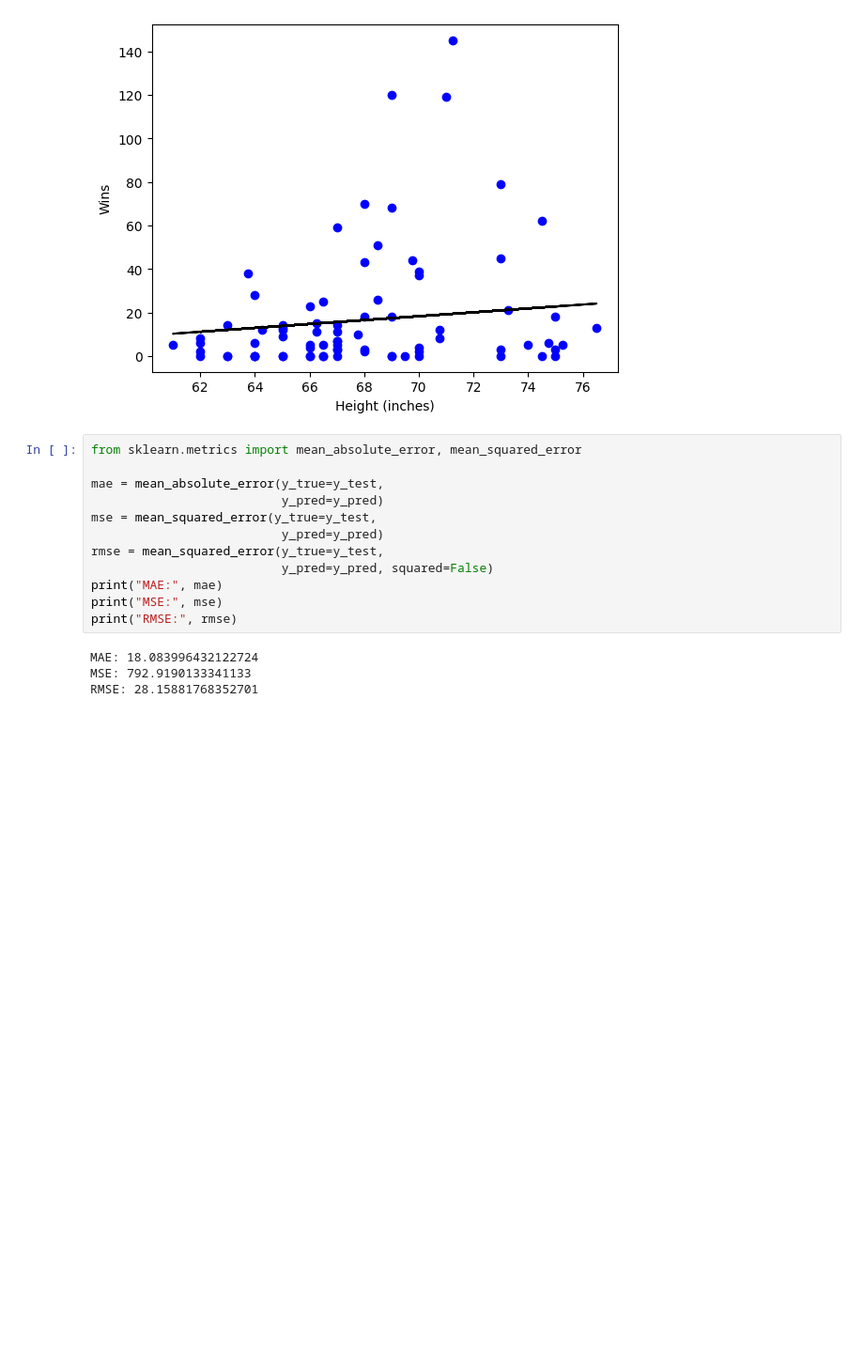
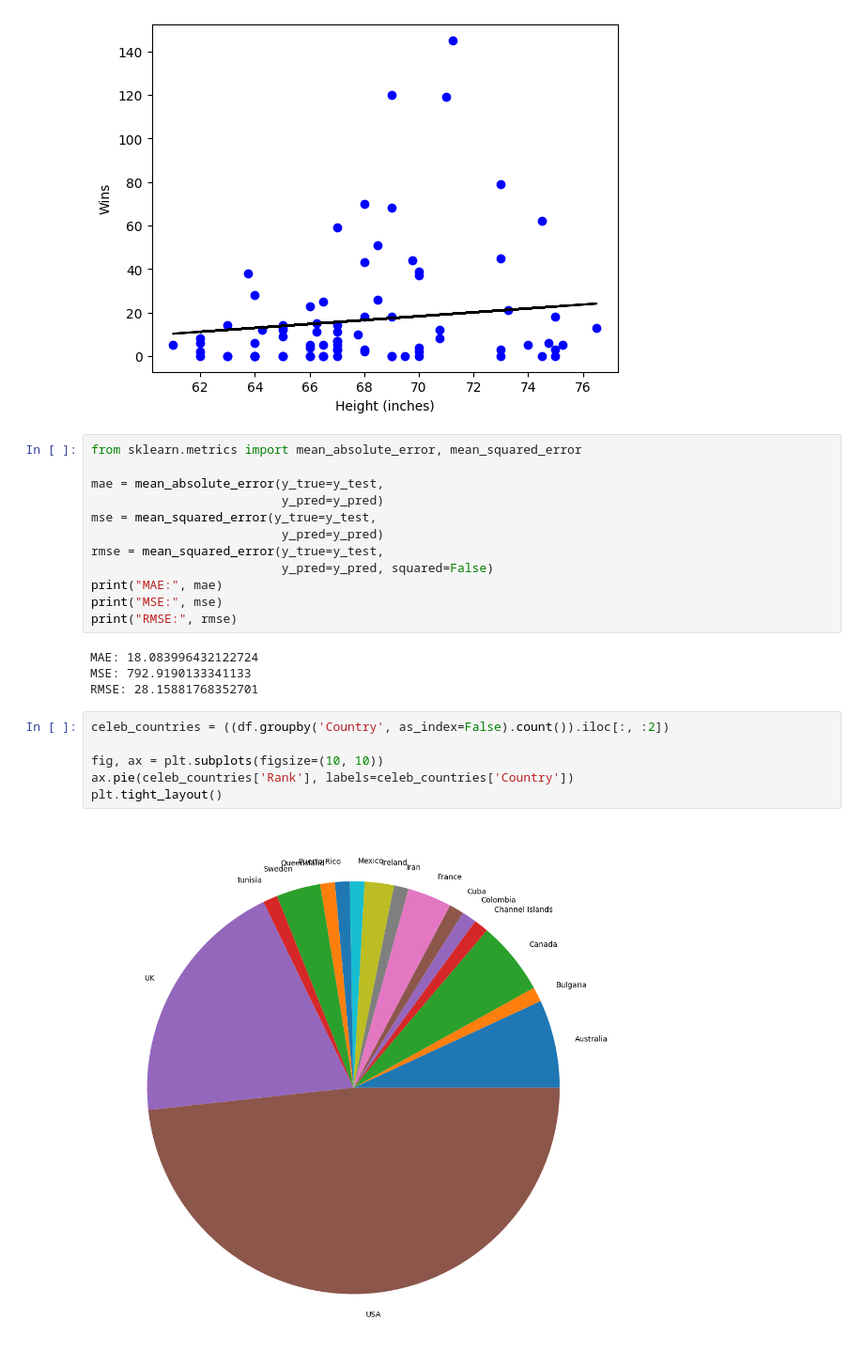
Before and after one commit to mmartin46/Data_Science_Research, a Jupyter notebook: CelebTextMining.ipynb, the cells around one changed output. Shown: that part at 94% size. Drawn from its saved outputs; the diff is of its cells as text; blank space fills up the shorter version.

```diff
--- a/CelebTextMining.ipynb
+++ b/CelebTextMining.ipynb
@@ -214,3 +214,11 @@ print("RMSE:", rmse)
 MAE: 18.083996432122724
 MSE: 792.9190133341133
 RMSE: 28.15881768352701
+# %%
+celeb_countries = ((df.groupby('Country', as_index=False).count()).iloc[:, :2])
+
+fig, ax = plt.subplots(figsize=(10, 10))
+ax.pie(celeb_countries['Rank'], labels=celeb_countries['Country'])
+plt.tight_layout()
+# %% [output]
+[figure, added]
```
Also changed, not shown: parts of 1 cell of this notebook.
